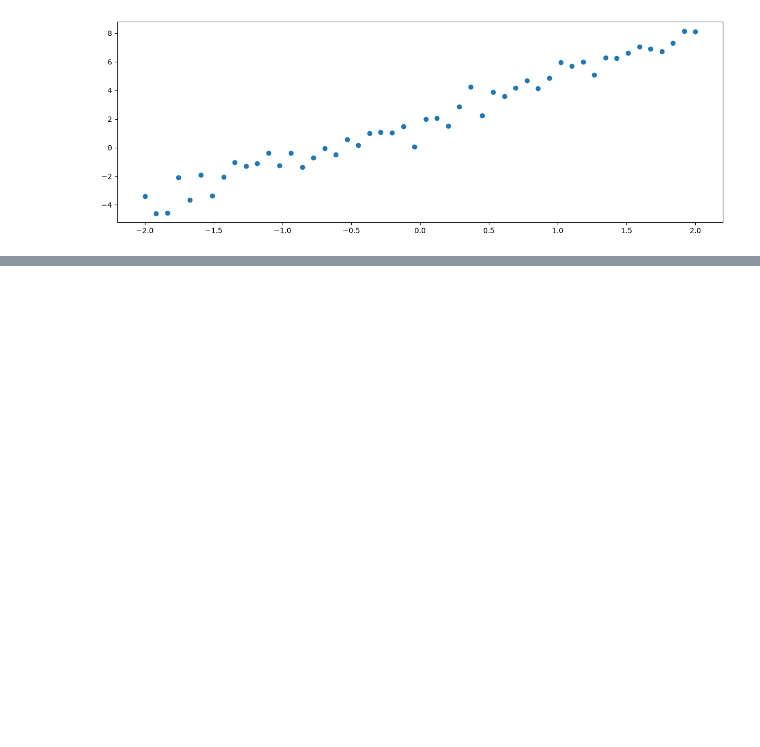
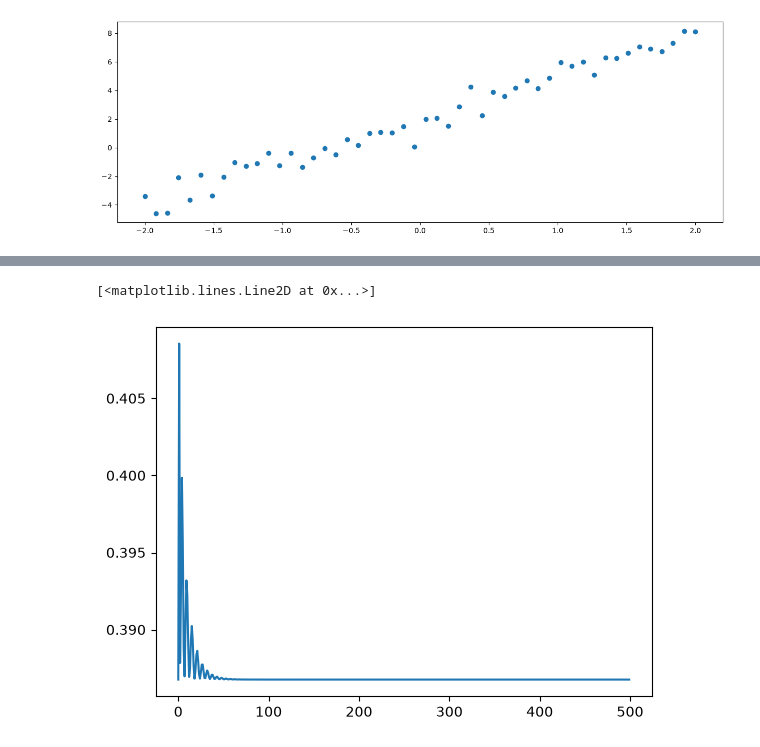
Before and after one commit to Ramadiaw12/Lab1_pytorch, a Jupyter notebook: test.ipynb, the cells around one changed output, grey strips where cells are left out. Drawn from its saved outputs; the diff is of its cells as text; code cells hidden in the pictures; blank space fills up the shorter version.

```diff
--- a/test.ipynb
+++ b/test.ipynb
@@ -49,14 +49,16 @@ model = nn.Linear(1, 1)
 # %%
 # Trainning the model
 loss_function = nn.MSELoss()
-optimizer = torch.optim.Adam(model.parameters(), lr=0.01)
+optimizer = torch.optim.Adam(model.parameters(), lr=0.1)
 epochs = 500
+losses = []
 for epoch in range(epochs):
     y_pred = model(x)
     loss = loss_function(y, y_pred)
     optimizer.zero_grad() # Initialiser les gradient à zero
     loss.backward()
     optimizer.step()
+    losses.append(loss.item())
     if epoch % 100 == 0 :
         print(f"Epoch : {epoch} / {epochs}, loss : {loss.item()}") # Afficher le loss à chaque 100 epochs
 # %% [output]
@@ -68,3 +70,8 @@ Epoch : 400 / 500, loss : 0.6123461723327637
+# %%
+plt.plot(losses)
+# %% [output]
+[<matplotlib.lines.Line2D at 0x...>]
+[figure, added]
 # %%
 with torch.inference_mode():
     pred = model(x)
```
Also changed, not shown: parts of 3 cells of this notebook.
